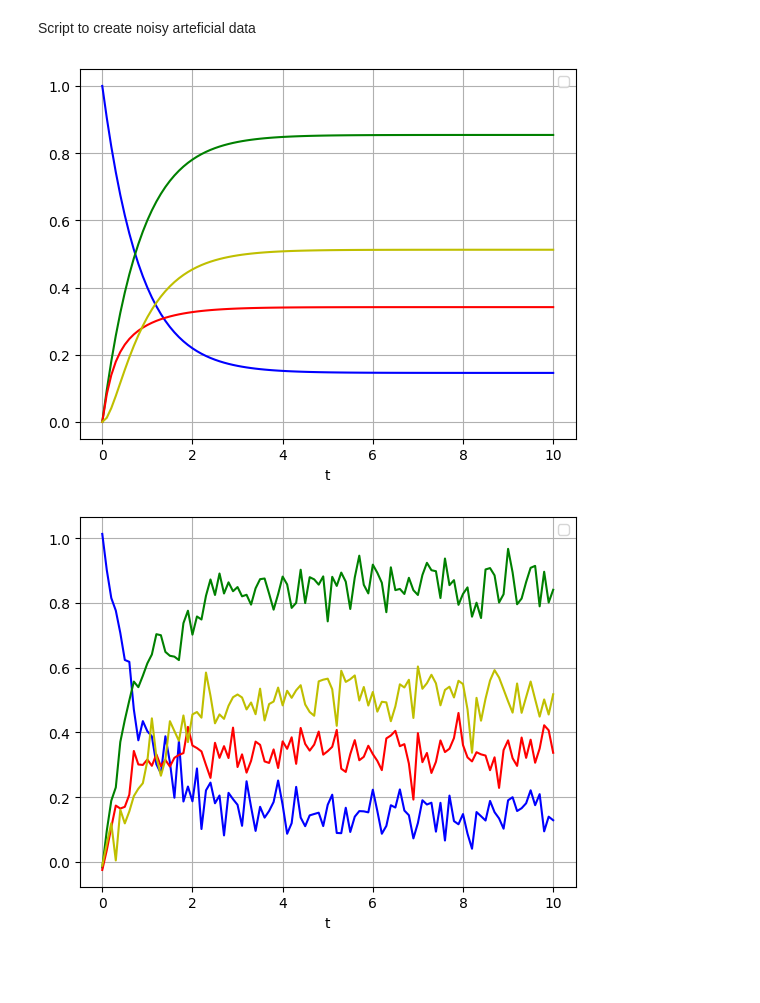
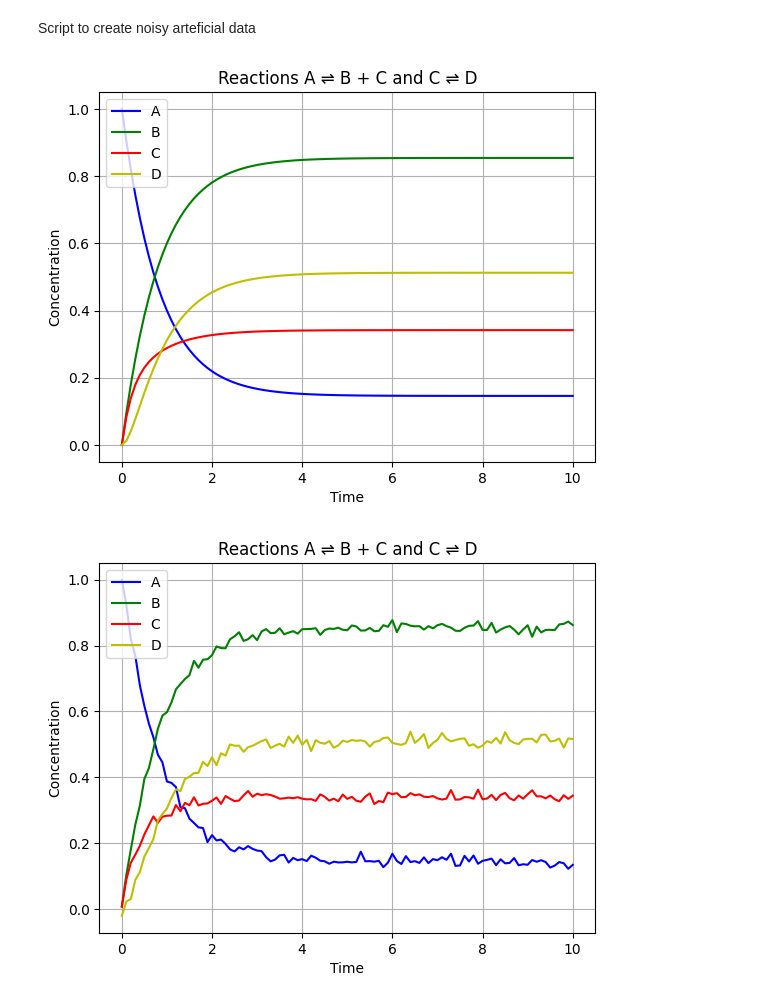
Before and after one commit to Felinchen76/bio-pinn, a Jupyter notebook: Arteficial Data/arteficial_data.ipynb, the cells around one changed output. Drawn from its saved outputs; the diff is of its cells as text; code cells hidden in the pictures; blank space fills up the shorter version.

```diff
--- a/Arteficial Data/arteficial_data.ipynb
+++ b/Arteficial Data/arteficial_data.ipynb
@@ -29,32 +29,36 @@ t = np.linspace(0, 10, 101)         #time
 Conc= odeint(equation, y0,t)
 # %%
 import matplotlib.pyplot as plt
-plt.plot(t, Conc[:, 0], 'b')
-plt.plot(t, Conc[:, 1], 'g')
-plt.plot(t, Conc[:, 2], 'r')
-plt.plot(t, Conc[:, 3], 'y')
+plt.plot(t, Conc[:, 0], 'b', label='A')
+plt.plot(t, Conc[:, 1], 'g', label='B')
+plt.plot(t, Conc[:, 2], 'r', label='C')
+plt.plot(t, Conc[:, 3], 'y', label='D')
 plt.legend(loc='best')
-plt.xlabel('t')
+plt.xlabel('Time')
+plt.ylabel('Concentration')
+plt.title('Reactions A ⇌ B + C and C ⇌ D')
 plt.grid()
 plt.show()
 # %% [output]
-[figure, old version]
+[figure, new version]
 # %%
 #Add noise
-noise_std=0.05
+noise_std=0.01
 num_points=(101,4)
 Conc_noise = Conc + np.random.normal(0, noise_std,num_points)
 # %%
-plt.plot(t, Conc_noise[:, 0], 'b')
-plt.plot(t, Conc_noise[:, 1], 'g')
-plt.plot(t, Conc_noise[:, 2], 'r')
-plt.plot(t, Conc_noise[:, 3], 'y')
+plt.plot(t, Conc_noise[:, 0], 'b', label='A')
+plt.plot(t, Conc_noise[:, 1], 'g', label='B')
+plt.plot(t, Conc_noise[:, 2], 'r', label='C')
+plt.plot(t, Conc_noise[:, 3], 'y', label='D')
 plt.legend(loc='best')
-plt.xlabel('t')
+plt.xlabel('Time')
+plt.ylabel('Concentration')
+plt.title('Reactions A ⇌ B + C and C ⇌ D')
 plt.grid()
 plt.show()
 # %% [output]
-[figure, old version]
+[figure, new version]
 # %%
 # save as csv file
 import pandas as pd
```
Also changed, not shown: parts of 1 cell of this notebook, 2 other files.
